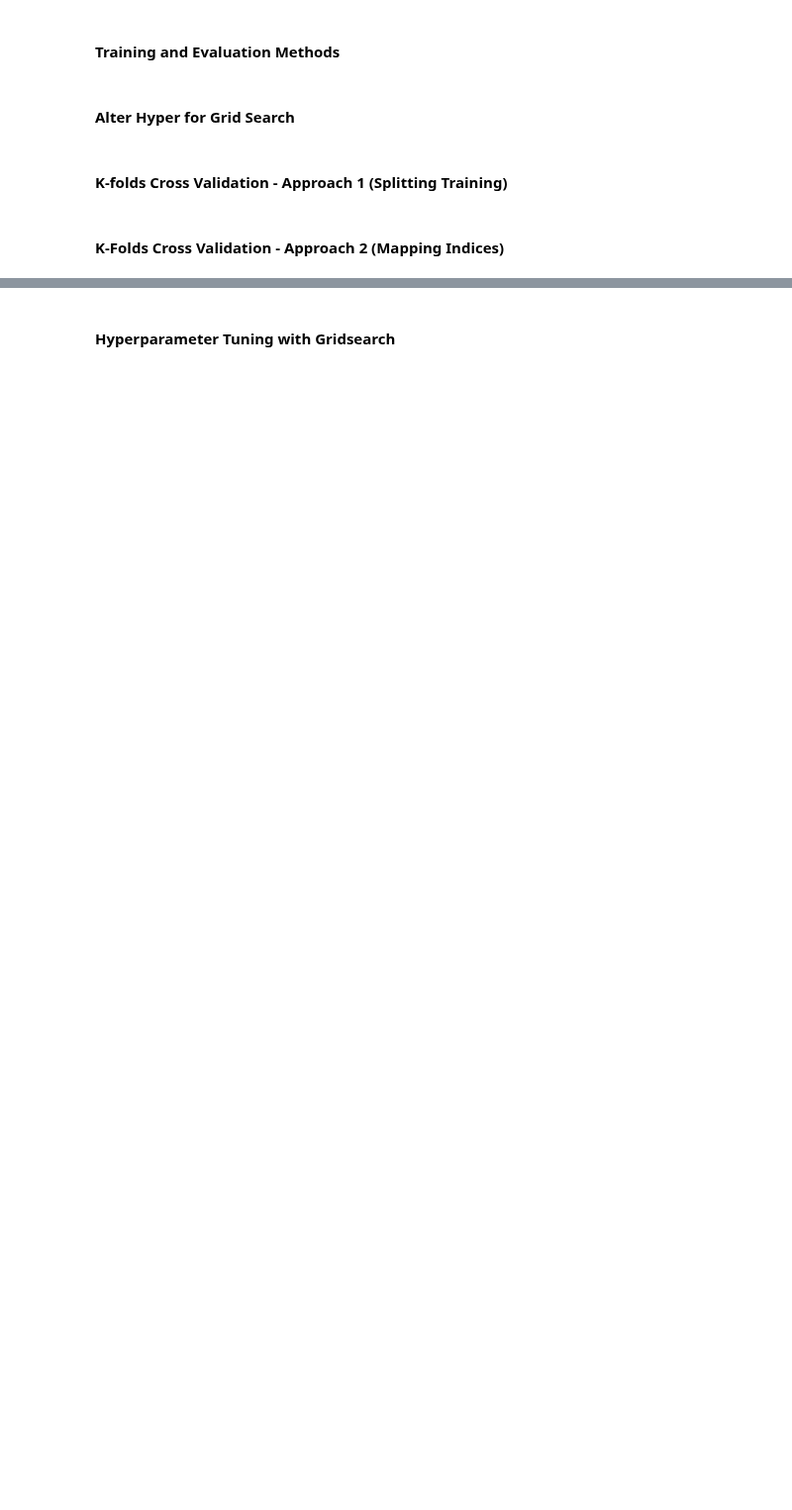
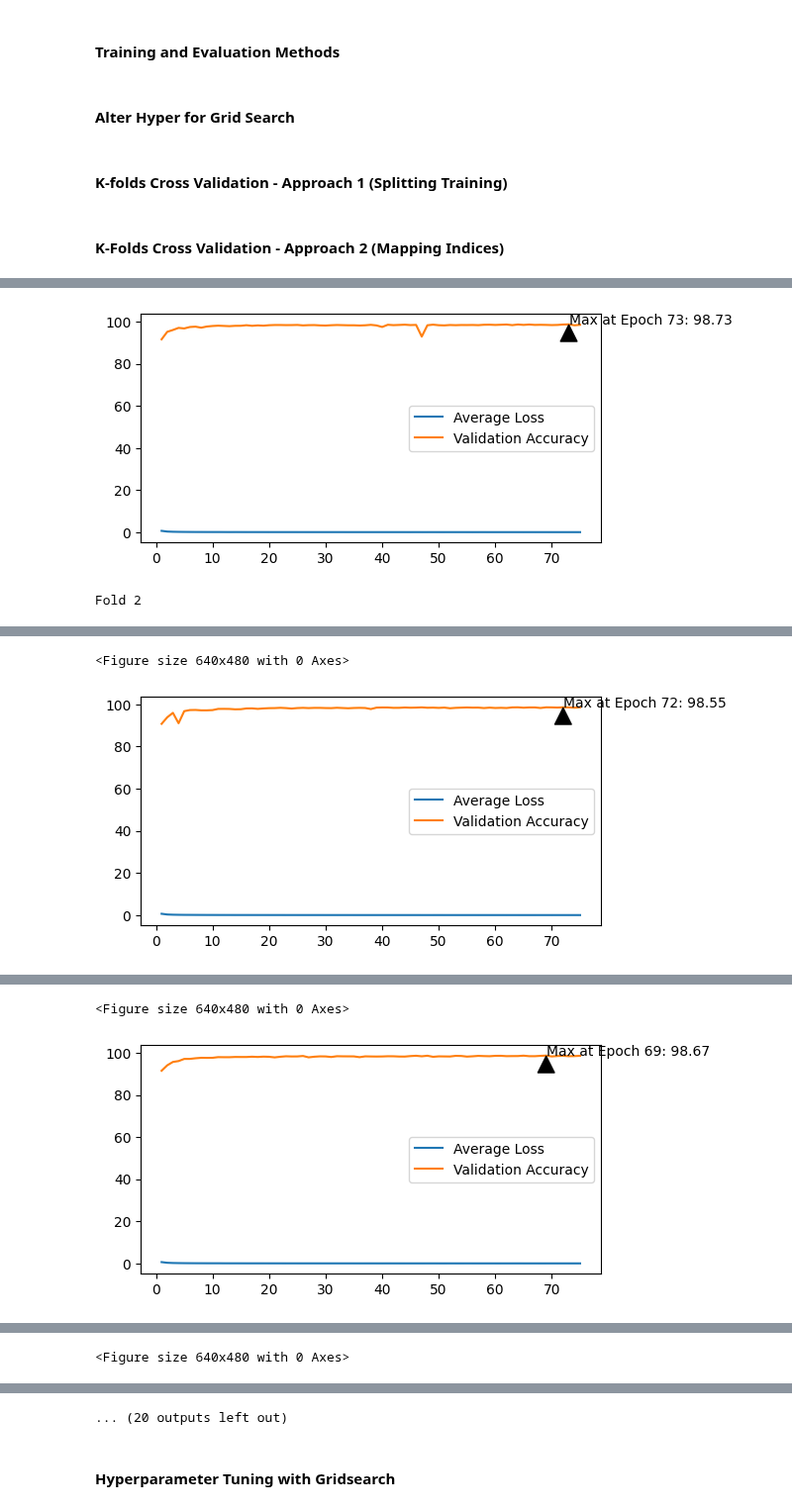
Before and after one commit to dariansal/deep-learning-mnist, a Jupyter notebook: notebooks/model-selection.ipynb, the cells around one changed output, grey strips where cells are left out. Shown at 99% size. Saved outputs shown, nothing was run; the diff lists cells and outputs as text; code cells hidden in the pictures; blank space fills up the shorter version.

```diff
--- a/notebooks/model-selection.ipynb
+++ b/notebooks/model-selection.ipynb
@@ -63,7 +62,7 @@ class NumberNN(nn.Module):
     def __init__(self, hidden_one, hidden_two, drop_prob, n_slope):
         super(NumberNN, self).__init__() #explicitly call parent class constructor to initialize stuff
                                     #parent (nn.Module) technically initialized too and tied to child but you only access child
-        self.fc1 = Linear(in_features = 28**2, out_features = hidden_one) #num features = num neurons in input layer (1 neuron per feature/vector component)
+        self.fc1 = Linear(in_features = 784, out_features = hidden_one) #num features = num neurons in input layer (1 neuron per feature/vector component); 28^2 pixels
         self.fc2 = Linear(hidden_one, hidden_two)
         self.fc3 = Linear(hidden_two, 10)
         self.n_slope = n_slope
@@ -318,6 +345,9 @@ def evaluate(model, loader):
             #Compare each tensor, which returns new tensor with each component being True or False
             #Sum counts the amount of True in the tensor
             correct += (predicted == labels).sum().item()
-            accuracy = (correct/total) * 100
-        return accuracy, all_predicted
+
+    accuracy = (correct/total) * 100
+    torch.mps.synchronize()
+
+    return accuracy, all_predicted
 # %%
@@ -410,7 +452,7 @@ def k_folds(folds, train_dataset, hypers, hypercombo = None, grid_search = False
 
         #My actual validation
         val_transformed = create_dataset_t(train_dataset, val_indices, transform_norm)
-        val_loader = DataLoader(val_transformed, batch_size = 512, shuffle=False, pin_memory=True)
+        val_loader = DataLoader(val_transformed, batch_size = 512, shuffle=False)
 
         train_subset = Subset(train_dataset, train_indices)
         train_loader = norm_aug_loader_one(train_subset, hypers)
@@ -418,7 +460,7 @@ def k_folds(folds, train_dataset, hypers, hypercombo = None, grid_search = False
         model = NumberNN(hypers.hidden_one, hypers.hidden_two, hypers.drop_rate, hypers.n_slope).to(device) #ensures parameters reset and each fold is independent
         adam = optim.Adam(model.parameters(), lr= hypers.l_rate, betas=(0.9, 0.999), eps=1e-08) #forget info from EWMA
 
-        last_epoch_val_accuracy = train_model(model, train_loader, optimizer = adam, loss_f = cross_entropy,
+        last_epoch_val_accuracy, __ = train_model(model, train_loader, optimizer = adam, loss_f = cross_entropy,
                                               num_epochs = hypers.epochs, val_loader = val_loader)
 
         validation_accuracies.append(last_epoch_val_accuracy)
@@ -466,7 +508,7 @@ def norm_aug_loader_two(full_train_dataset, norm_dataset, norm_train_indices, hy
         return DataLoader(train_subset, batch_size = hypers.b_size, shuffle=True, pin_memory=True, num_workers=14, prefetch_factor=4, persistent_workers=True)
 # %%
 #random_state like seed; generates train/validation indices per fold
-def k_folds_two(norm_dataset, hypers, hypercombo = None, grid_search = False):
+def k_folds_two(norm_dataset, hypers, hypercombo = None, grid_search = False, visualize = False):
 
     kf = KFold(n_splits = FOLDS, shuffle=True, random_state=20)
     validation_accuracies = []
@@ -492,27 +534,24 @@ def k_folds_two(norm_dataset, hypers, hypercombo = None, grid_search = False):
         else:
             print(f'\nFold {fold + 1}')
 
-        #Since we put in norm don't need to transform validation
-        val_subset = Subset(norm_dataset, val_indices)
-        val_loader = DataLoader(val_subset, batch_size=512, shuffle=False, pin_memory=True)
+        val_subset = Subset(norm_dataset, val_indices) #Since we put in norm don't need to transform validation
+        val_loader = DataLoader(val_subset, batch_size=512, shuffle=False)
 
         train_loader = norm_aug_loader_two(full_train_dataset, norm_dataset, norm_train_indices, hypers, k_folds = True)
 
         model = NumberNN(hypers.hidden_one, hypers.hidden_two, hypers.drop_rate, hypers.n_slope).to(device) #ensures parameters reset and each fold is independent
         adam = optim.Adam(model.parameters(), lr = hypers.l_rate, betas=(hypers.beta_one, hypers.beta_two), eps=1e-08) #forget info from EWMA
 
-        last_epoch_val_accuracy = train_model(model, train_loader, optimizer = adam, loss_f = cross_entropy, num_epochs = hypers.epochs, val_loader = val_loader)
+        last_epoch_val_accuracy, train_fig = train_model(model, train_loader, optimizer = adam, loss_f = cross_entropy,
+                                              num_epochs = 75, val_loader = val_loader, visualize=visualize)
         validation_accuracies.append(last_epoch_val_accuracy)
+        if visualize:
+            train_fig.show()
 
-    mean_val_accuracy = np.mean(validation_accuracies)
-    #Use average validation accuracy across all folds to evaluate model
-
-    return mean_val_accuracy
+    return np.mean(validation_accuracies)
 # %%
-#this works better
-mean_val_accuracy = k_folds_two(norm_dataset, hypers)
+mean_val_accuracy = k_folds_two(norm_dataset, hypers, visualize=True)
 print(f'\n\033[1mMean Validation Accuracy Across All Folds: {mean_val_accuracy:.2f}%\033[0m\n')
-#.3 prob degrees = 15, translate = (0.03, 0.02), scale = (0.9, 1.03), shear = (-10, 10)) brightness=.22, contrast=0.25): 98.14% mean val
-#98.30 with rearranging aug class distribution
 #33 seconds with 8 workers 4 prefetch
+#98.42 with 45 epochs, 98.42 -- 55 epochs, 98.41 --50 epochs: 98.40
 # %% [output]
@@ -535,0 +560,2 @@ Mean Validation Accuracy Across All Folds: 98.04%
+[figure, added]
+Fold 2
@@ -535,0 +564,2 @@ Mean Validation Accuracy Across All Folds: 98.04%
+<Figure size 640x480 with 0 Axes>
+[figure, added]
@@ -535,0 +569,2 @@ Mean Validation Accuracy Across All Folds: 98.04%
+<Figure size 640x480 with 0 Axes>
+[figure, added]
@@ -535,0 +574 @@ Mean Validation Accuracy Across All Folds: 98.04%
+<Figure size 640x480 with 0 Axes>
@@ -536,3 +576,4 @@ Mean Validation Accuracy Across All Folds: 98.04%
+... (20 outputs left out)
 # %% [markdown]
 #### __Hyperparameter Tuning with Gridsearch__
 # %%
```
Also changed, not shown: parts of 28 cells of this notebook, 3 other files.
